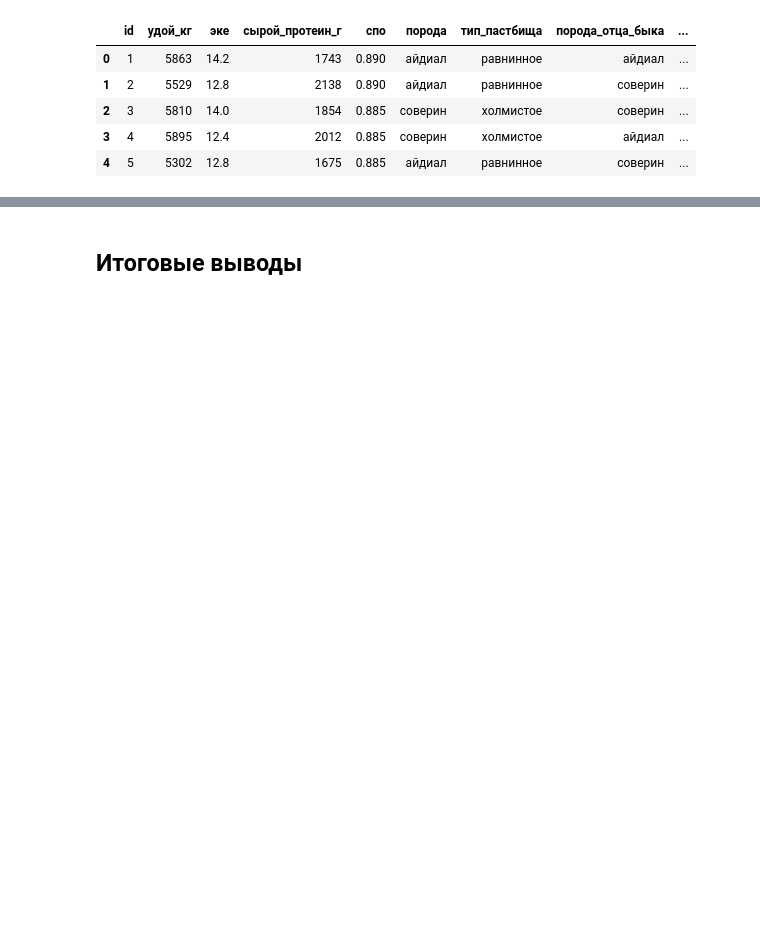
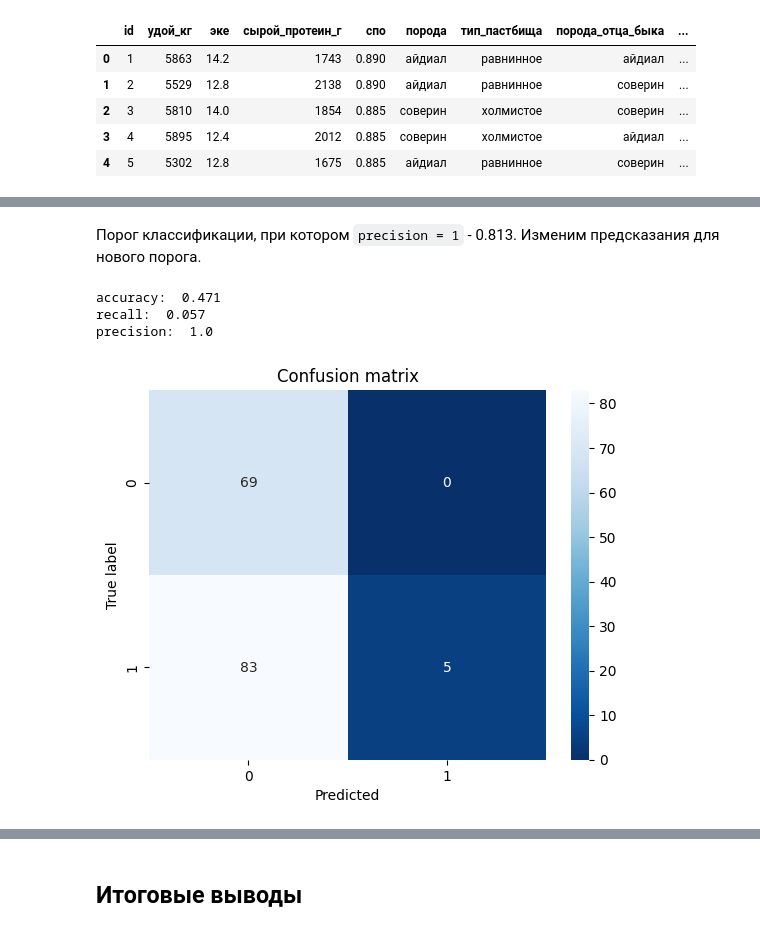
Before and after one commit to maximdubrovskiy/DataScience, a Jupyter notebook: ipynb/cows.ipynb, the cells around one changed output, grey strips where cells are left out. Drawn from its saved outputs; the diff is of its cells as text; code cells hidden in the pictures; blank space fills up the shorter version.

```diff
--- a/ipynb/cows.ipynb
+++ b/ipynb/cows.ipynb
@@ -1690,0 +1826,10 @@ precision:  0.645
+# %% [markdown]
+Порог классификации, при котором `precision = 1` - 0.813. Изменим предсказания для нового порога.
+# %%
+y_pred = (y_proba > 0.813).astype(int)
+show_metrics_def(y_test, y_pred)
+# %% [output]
+accuracy:  0.471
+recall:  0.057
+precision:  1.0
+[figure, added]
```
Also changed, not shown: parts of 49 cells of this notebook.
